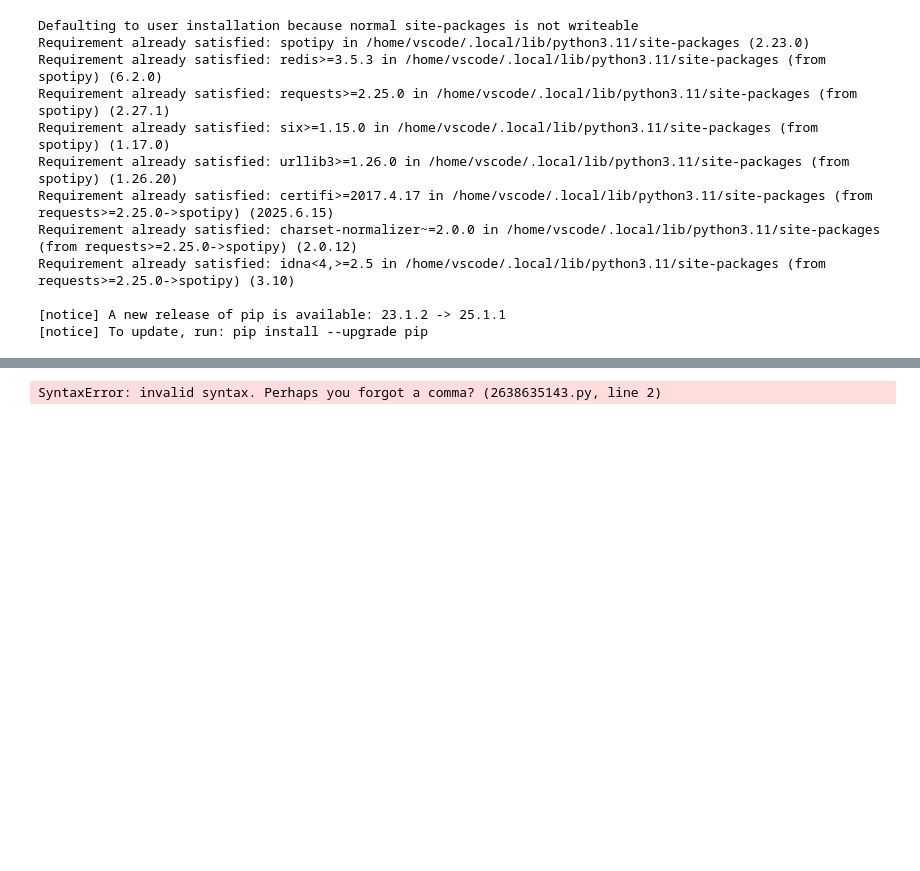
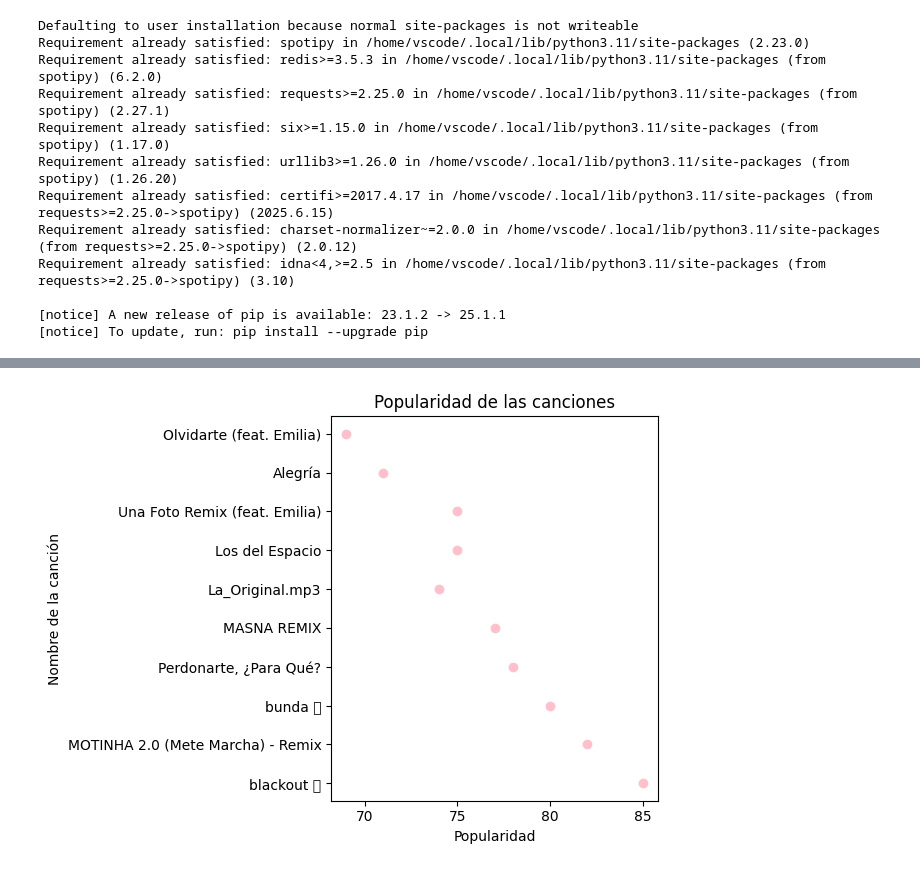
Before and after one commit to 4GeeksAcademy/Wendy-2025-DS-Interactuando-con-una-API-usando-Python, a Jupyter notebook: src/explore.ipynb, the cells around one changed output, grey strips where cells are left out. Saved outputs shown, nothing was run; the diff lists cells and outputs as text; code cells hidden in the pictures; blank space fills up the shorter version.

```diff
--- a/src/explore.ipynb
+++ b/src/explore.ipynb
@@ -38,10 +37,10 @@ nombre_artista = "Emilia"
 #Se ve en spotify en los ultimos números del url (https://open.spotify.com/intl-es/artist/0AqlFI0tz2DsEoJlKSIiT9)
 id_artista = "0AqlFI0tz2DsEoJlKSIiT9"
 print(f"Top 10 canciones más escuchadas en Spotify de {nombre_artista}:")
-top_tracks = sp.artist_top_tracks(id_artista, country = "US")
-for i, track in enumerate(top_tracks["tracks"][:10]):
+top_tracks = spotify.artist_top_tracks(id_artista)
+for i, track in enumerate(top_tracks["tracks"][:7]):
     nombre = track["name"]
     popularidad = track["popularity"]
-    print(f"{i+1}.{nombre_artista}(Popularidad:{popularidad})")
+    print(f"{i+1}.{nombre}{popularidad}")
 # %% [output]
 Top 10 canciones más escuchadas en Spotify de Emilia:
@@ -49,5 +54,7 @@ AttributeError: module 'spotipy' has no attribute 'artist_top_tracks'
 # %%
 #Convertir en dataframe el resultado obtenido
-emilia_df = pd.DataFrame(xxxxx)
-print (emilia_df.head(7))
+datos = [{"nombre": track["name"],"popularidad": track["popularity"]}
+         for track in top_tracks["tracks"][:100]]
+emilia_df = pd.DataFrame(datos)
+print(emilia_df)
 # %% [output]
@@ -55,9 +72,10 @@ NameError: name 'xxxxx' is not defined
 # %%
 #Analizar relación estadística
-plt.scatter(df[],xxxx)
-plt.title("Relación entre xxxx y xxxx")
-plt.xlabel()
-plt.ylabel()
+plt.scatter(emilia_df["popularidad"], emilia_df["nombre"], color = "pink")
+plt.title("Popularidad de las canciones")
+plt.xlabel("Popularidad")
+plt.ylabel("Nombre de la canción")
+plt.tight_layout()
 plt.show()
 # %% [output]
-SyntaxError: invalid syntax. Perhaps you forgot a comma? (2638635143.py, line 2)
+[figure, added]
```
Also changed, not shown: parts of 4 cells of this notebook, 5 other files.
